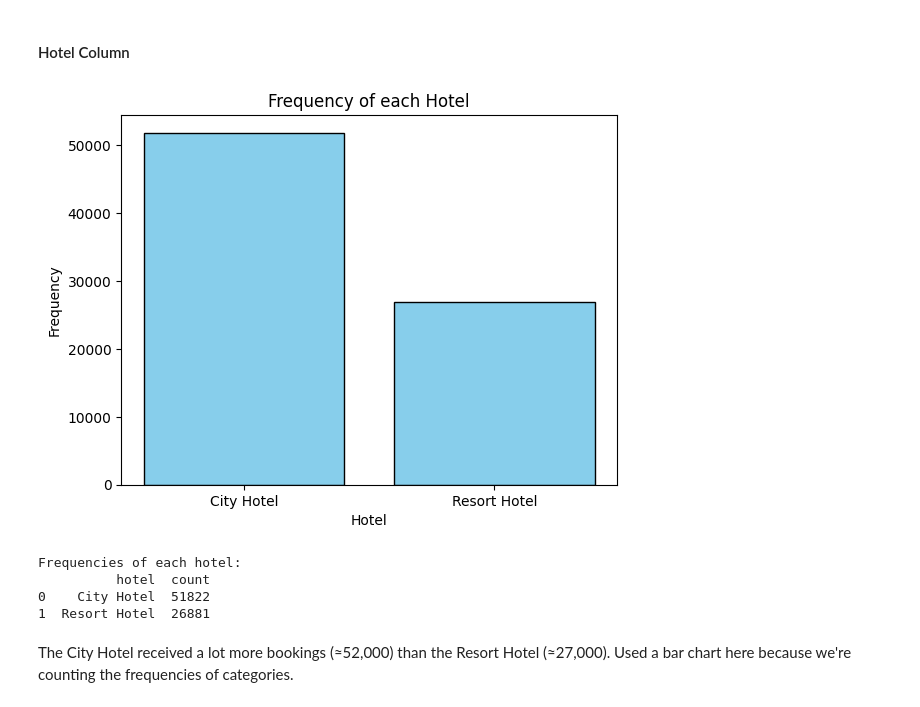
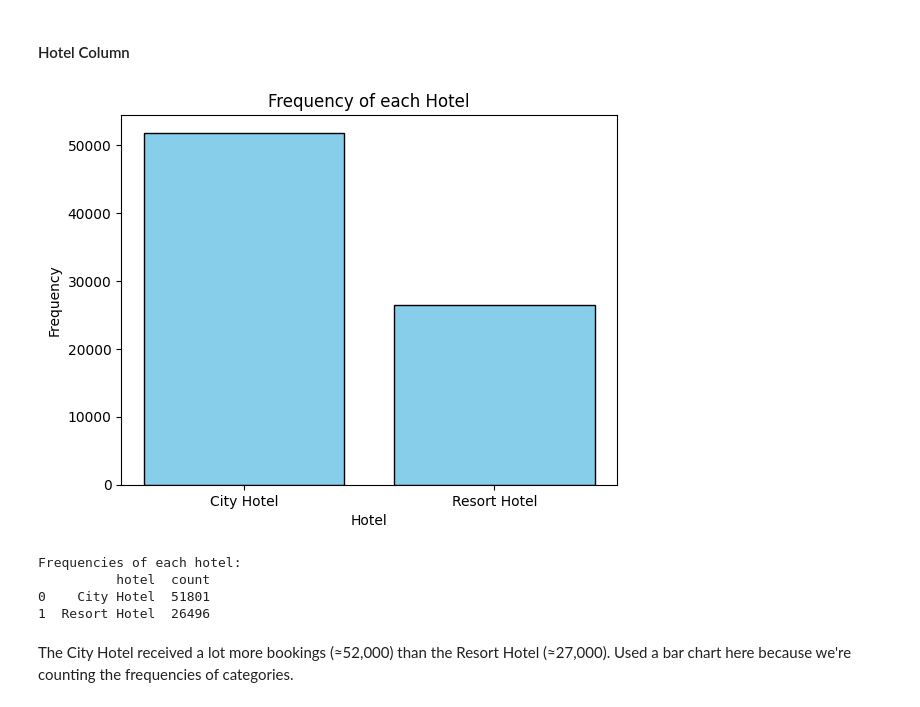
Before and after one commit to achen409/cs236-project, a Jupyter notebook: hotel_booking_cleaning.ipynb, the cells around one changed output. Saved outputs shown, nothing was run; the diff lists cells and outputs as text; code cells hidden in the pictures.

```diff
--- a/hotel_booking_cleaning.ipynb
+++ b/hotel_booking_cleaning.ipynb
@@ -69,7 +73,6 @@ Before we continue with the EDA it is important to clean out any NaN's or null v
 hotel_pd = hotel_booking.toPandas()
 # %%
 # filter by drop na datapoints and dropping duplicate rows
-hotel_pd = hotel_pd.dropna()
-hotel_pd = hotel_pd.drop_duplicates()
+hotel_booking = hotel_booking.dropna().dropDuplicates()
 # %%
 # output filtered hotel_booking as csv
@@ -99,24 +103,28 @@ Number of Columns: 13
 #### Hotel Column
 # %%
 # frequency for hotel column
-hotel_counts = hotel_pd["hotel"].value_counts().reset_index()
+hotel_counts = (
+    hotel_booking
+    .groupBy("hotel")
+    .agg(F.count("*").alias("count"))
+).toPandas()
 
 # bar chart
 plt.bar(hotel_counts["hotel"], hotel_counts["count"], color="skyblue", edgecolor="black")
 plt.xlabel("Hotel")
 plt.ylabel("Frequency")
 plt.title("Frequency of each Hotel")
 plt.show()
 
 # frequency table
 print("Frequencies of each hotel:")
 print(hotel_counts)
 # %% [output]
-[figure, old version]
+[figure, new version]
 Frequencies of each hotel:
           hotel  count
-0    City Hotel  51822
-1  Resort Hotel  26881
+0    City Hotel  51801
+1  Resort Hotel  26496
 # %% [markdown]
 The City Hotel received a lot more bookings (≈52,000) than the Resort Hotel (≈27,000). Used a bar chart here because we're counting the frequencies of categories.
 # %% [markdown]
```
Also changed, not shown: parts of 20 cells of this notebook.
